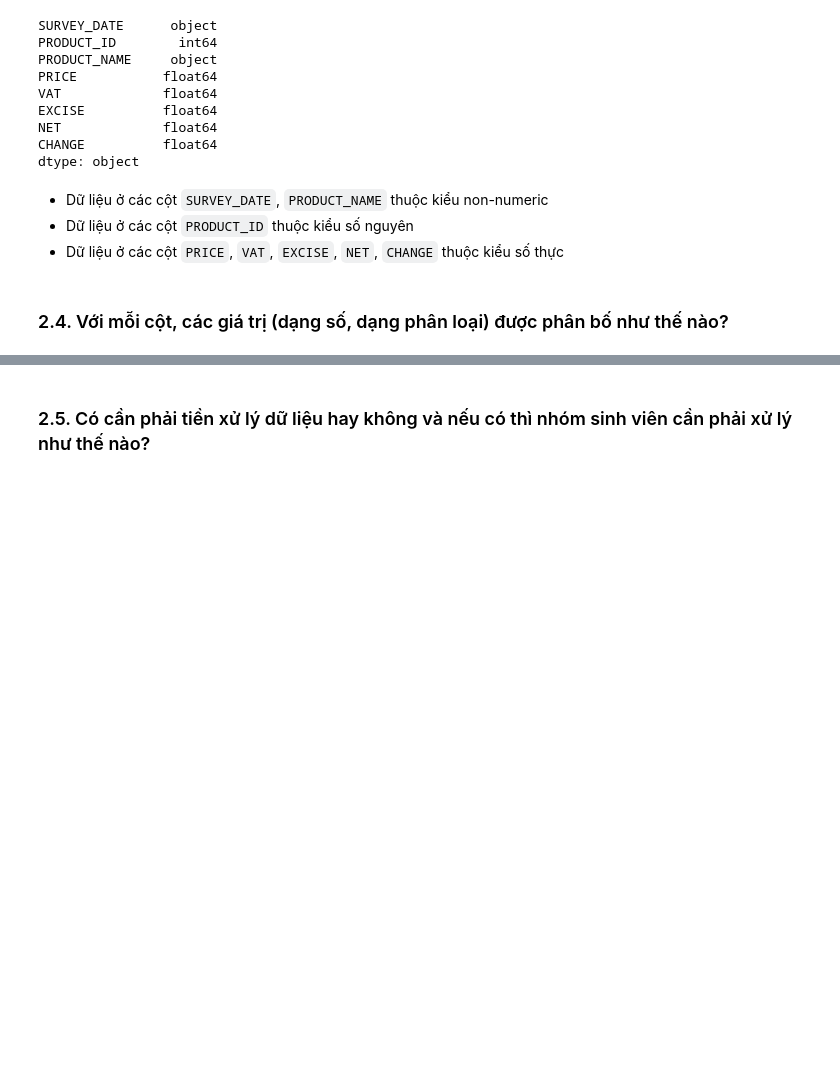
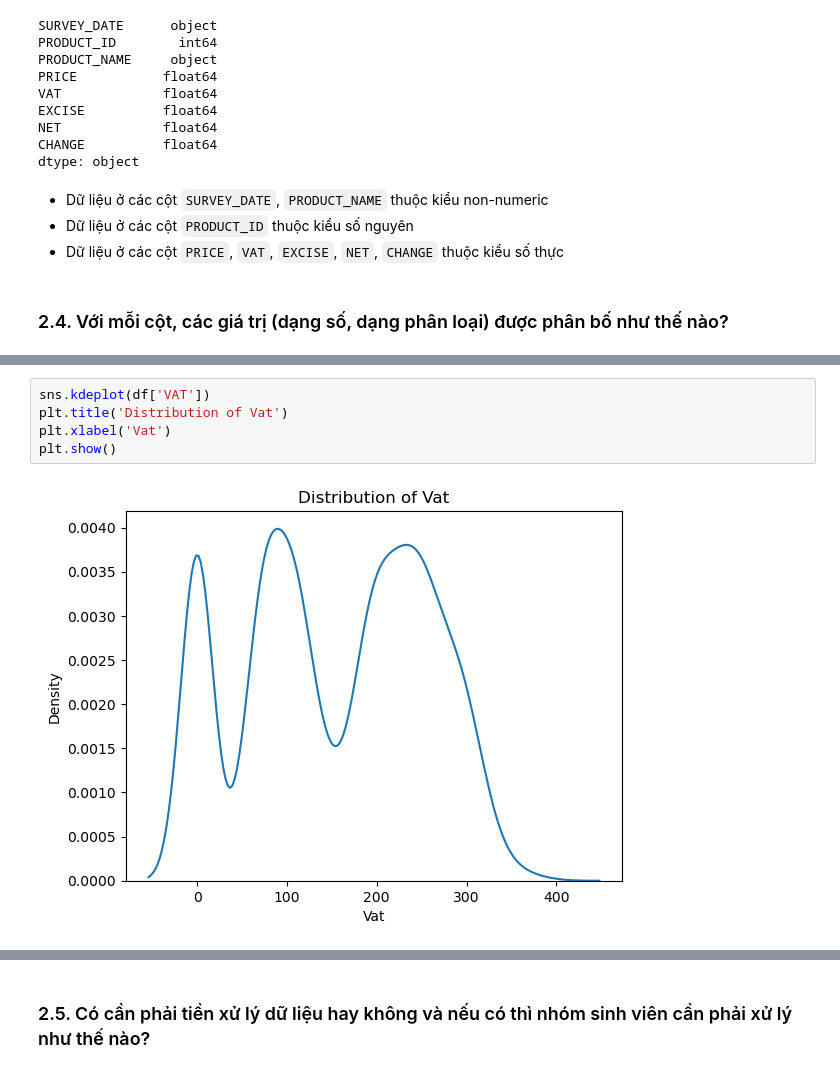
Before and after one commit to khangnl24112002/DataVisualization_Group02_Lab02, a Jupyter notebook: source_codes/main.ipynb, the cells around one changed output, grey strips where cells are left out. Cells and saved outputs as stored; diff of their text form; blank space fills up the shorter version.

```diff
--- a/source_codes/main.ipynb
+++ b/source_codes/main.ipynb
@@ -88,0 +116,7 @@ dtype: object
+# %%
+sns.kdeplot(df['VAT'])
+plt.title('Distribution of Vat')
+plt.xlabel('Vat')
+plt.show()
+# %% [output]
+[figure, added]
```
Also changed, not shown: parts of 24 cells of this notebook.
